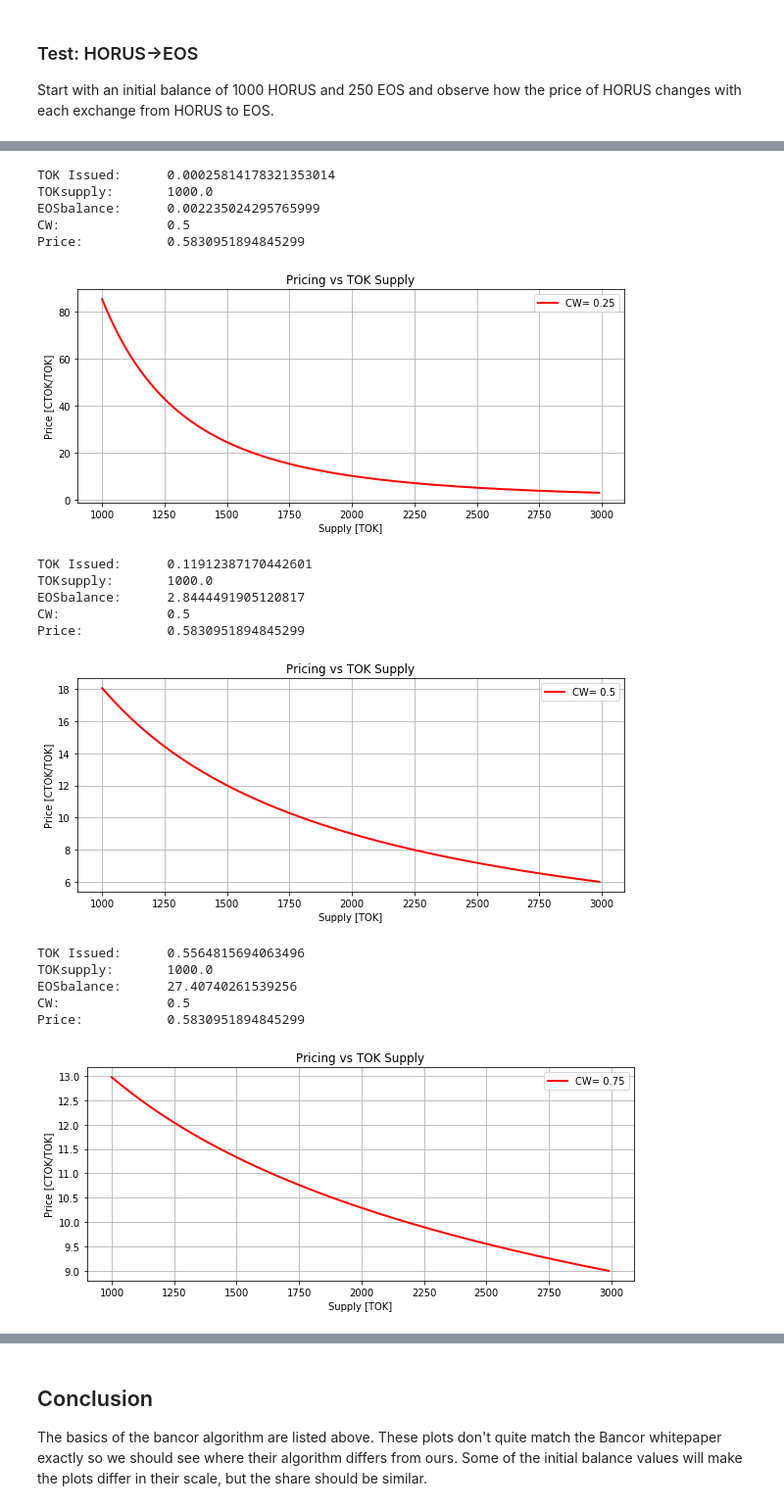
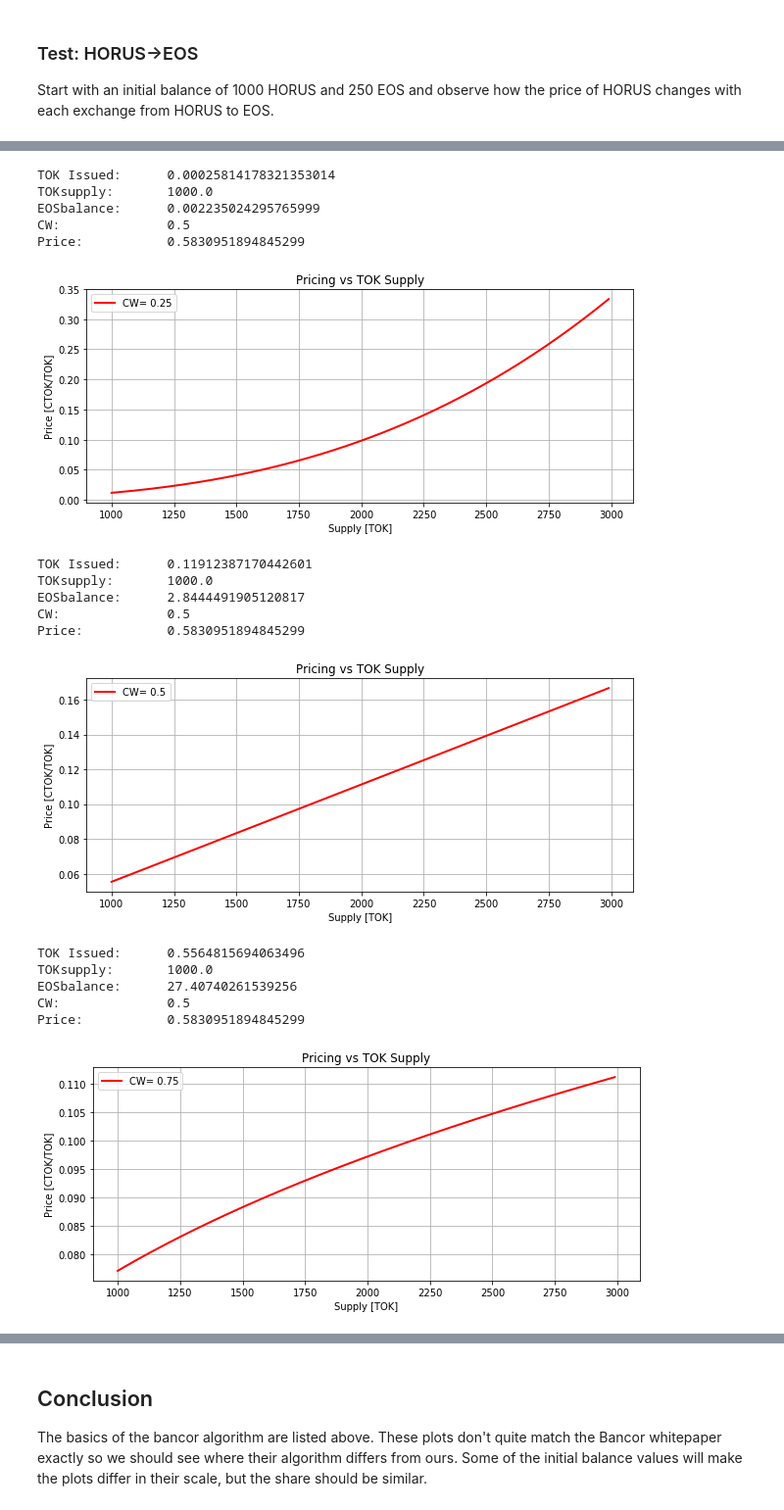
Before and after one commit to HorusPay/eos-smart-contracts, a Jupyter notebook: bancor/documentation/Bancor Protocol.ipynb, the cells around one changed output, grey strips where cells are left out. Shown: that part at 98% size. Cells and saved outputs as stored; diff of their text form; code cells hidden in the pictures.

```diff
--- a/bancor/documentation/Bancor Protocol.ipynb
+++ b/bancor/documentation/Bancor Protocol.ipynb
@@ -352,8 +352,8 @@ for CW in [0.1, 0.25, 0.50, 0.75, 0.90,1.0]:
 #         print(CTOKissued)
         hsupply = horus.supply
         hsupplylist.append(horus.supply)
-#         price.append(ex.price)
-        price.append(1/ex.price) # this flips the units to [Horus/EOS]. Correct?
+        price.append(ex.price)
+#         price.append(1/ex.price) # this flips the units to [Horus/EOS]. Correct?
 
 
 
@@ -379,21 +379,21 @@ for CW in [0.1, 0.25, 0.50, 0.75, 0.90,1.0]:
 TOK Issued:      0.00025814178321353014
 TOKsupply:       1000.0
 EOSbalance:      0.002235024295765999
 CW:              0.5
 Price:           0.5830951894845299
-[figure, old version]
+[figure, new version]
 TOK Issued:      0.11912387170442601
 TOKsupply:       1000.0
 EOSbalance:      2.8444491905120817
 CW:              0.5
 Price:           0.5830951894845299
-[figure, old version]
+[figure, new version]
 TOK Issued:      0.5564815694063496
 TOKsupply:       1000.0
 EOSbalance:      27.40740261539256
 CW:              0.5
 Price:           0.5830951894845299
-[figure, old version]
+[figure, new version]
 TOK Issued:      0.7719719554668443
 TOKsupply:       1000.0
 EOSbalance:      57.608776896411584
```
Also changed, not shown: parts of 1 cell of this notebook.
